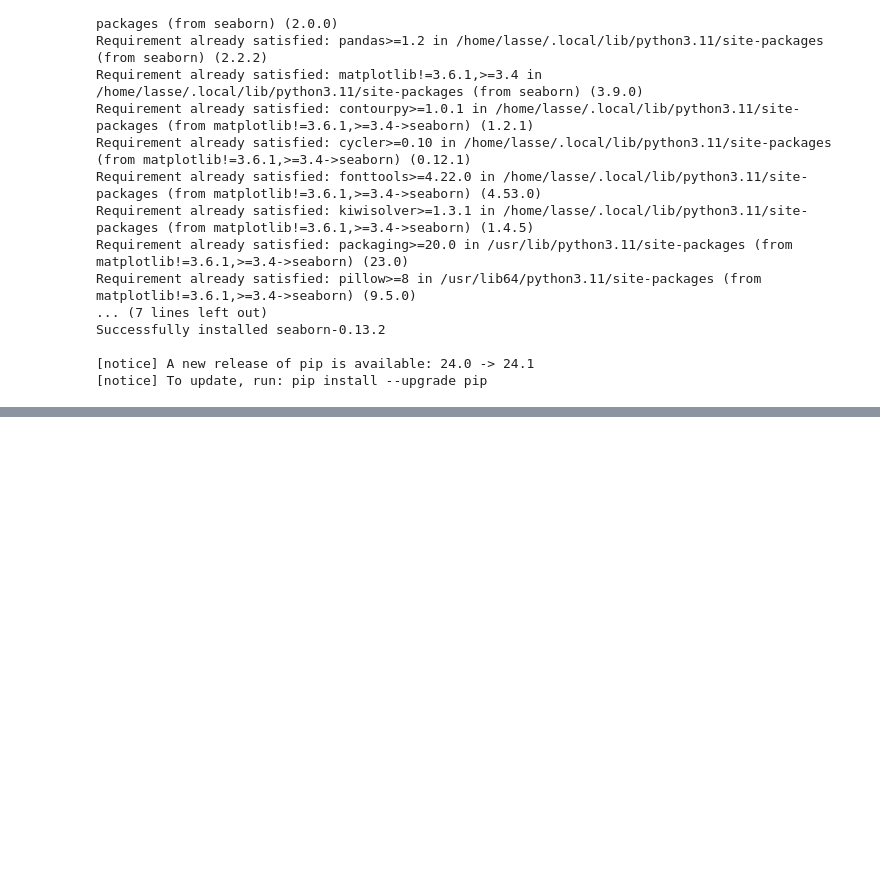
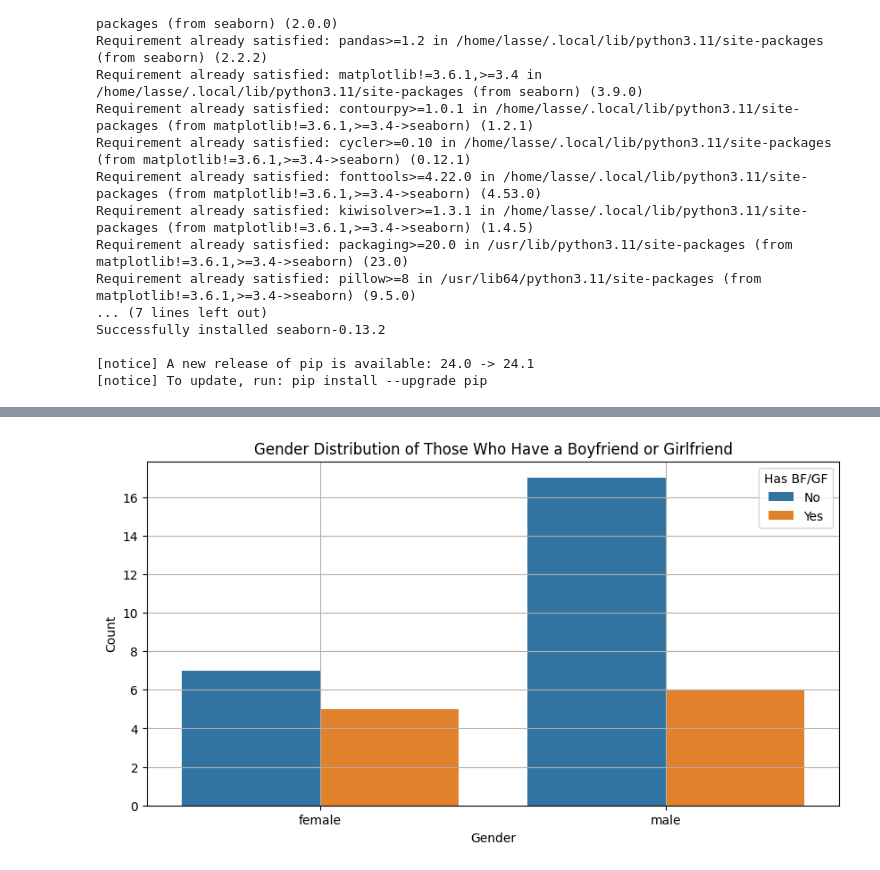
Before and after one commit to Abinsinguza/PYTHON, a Jupyter notebook: Lectures/Morning_session/abinsinguza_lasse_day8.ipynb, the cells around one changed output, grey strips where cells are left out. Saved outputs shown, nothing was run; the diff lists cells and outputs as text; code cells hidden in the pictures; blank space fills up the shorter version.

```diff
--- a/Lectures/Morning_session/abinsinguza_lasse_day8.ipynb
+++ b/Lectures/Morning_session/abinsinguza_lasse_day8.ipynb
@@ -115,0 +137,12 @@ Successfully installed seaborn-0.13.2
+# %%
+# Gender distribution of those who have a boyfriend or girlfriend
+plt.figure(figsize=(10, 5))
+sns.countplot(data=data, x='sex', hue='has_bf_gf')
+plt.title('Gender Distribution of Those Who Have a Boyfriend or Girlfriend')
+plt.xlabel('Gender')
+plt.ylabel('Count')
+plt.legend(title='Has BF/GF', labels=['No', 'Yes'])
+plt.grid(True)
+plt.show()
+# %% [output]
+[figure, added]
```
Also changed, not shown: parts of 8 cells of this notebook.
